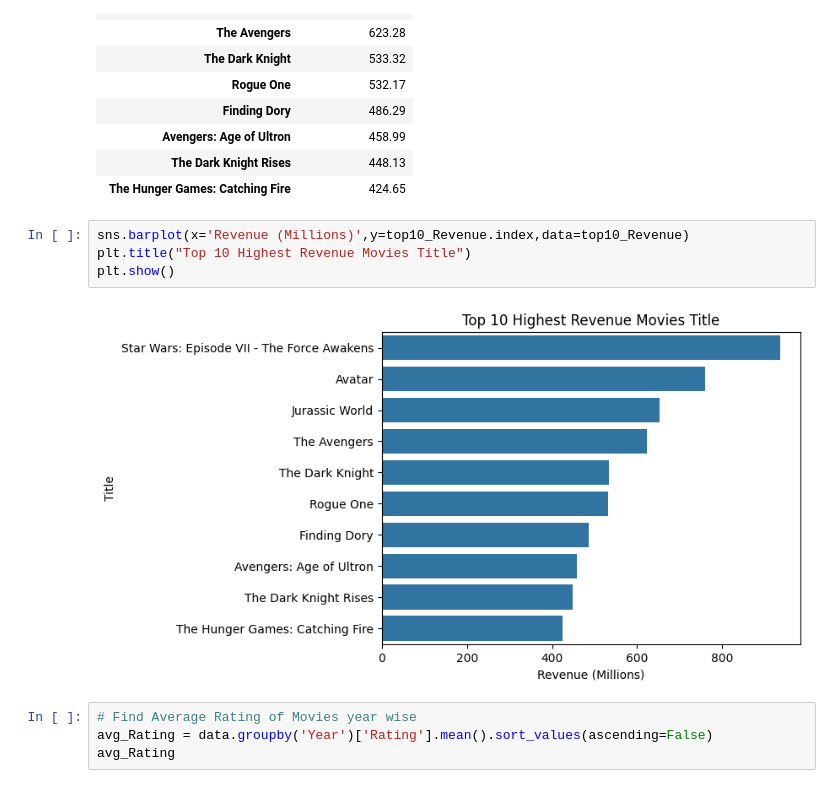
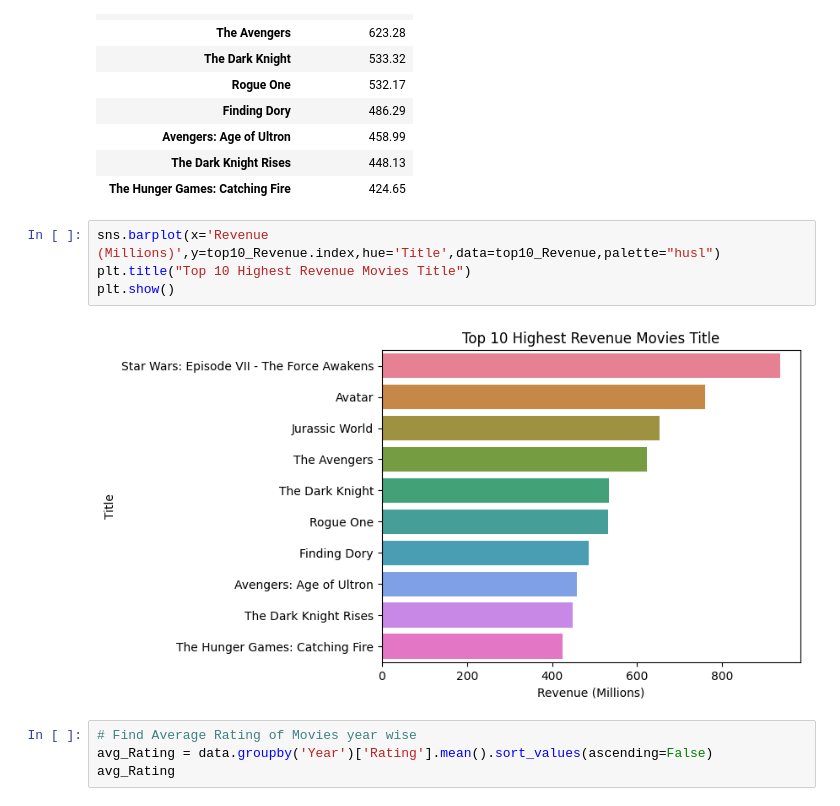
Before and after one commit to Code-with-lata/Data-Visualization, a Jupyter notebook: Python_Project.ipynb, the cells around one changed output. Drawn from its saved outputs; the diff is of its cells as text.

```diff
--- a/Python_Project.ipynb
+++ b/Python_Project.ipynb
@@ -293,11 +314,11 @@ top10_Revenue
 | The Dark Knight Rises | 448.13 |
 | The Hunger Games: Catching Fire | 424.65 |
 # %%
-sns.barplot(x='Revenue (Millions)',y=top10_Revenue.index,data=top10_Revenue)
+sns.barplot(x='Revenue (Millions)',y=top10_Revenue.index,hue='Title',data=top10_Revenue,palette="husl")
 plt.title("Top 10 Highest Revenue Movies Title")
 plt.show()
 # %% [output]
-[figure, old version]
+[figure, new version]
 # %%
 # Find Average Rating of Movies year wise
 avg_Rating = data.groupby('Year')['Rating'].mean().sort_values(ascending=False)
```
Also changed, not shown: parts of 14 cells of this notebook, 1 other file.
